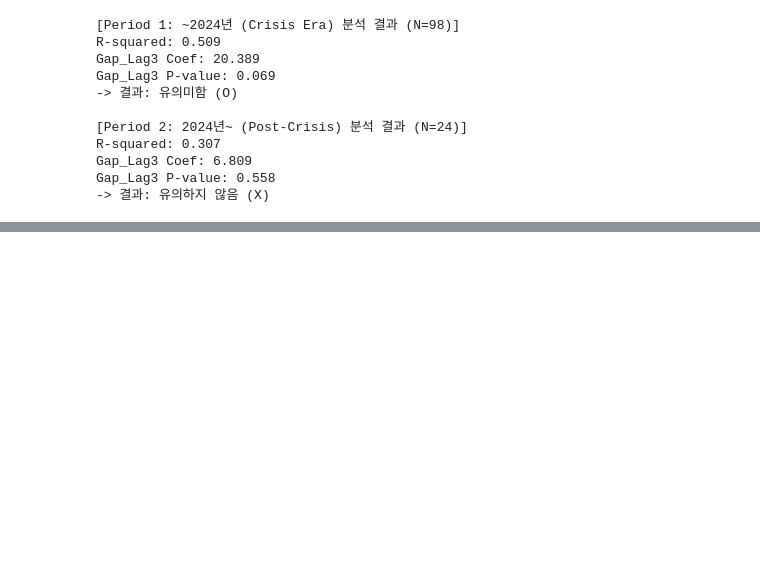
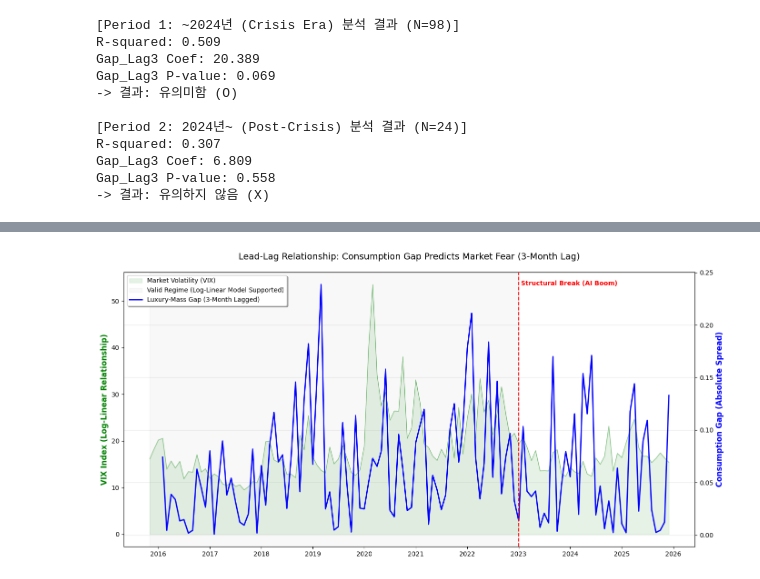
Before and after one commit to zinhyeok/advanced_economic, a Jupyter notebook: fashion.ipynb, the cells around one changed output, grey strips where cells are left out. Drawn from its saved outputs; the diff is of its cells as text; code cells hidden in the pictures; blank space fills up the shorter version.

```diff
--- a/fashion.ipynb
+++ b/fashion.ipynb
@@ -688,0 +1010,52 @@ Gap_Lag3 P-value: 0.558
+# %%
+import matplotlib.dates as mdates
+
+# ---------------------------------------------------------
+# 최종 시각화: VIX(Raw) vs Gap(Lagged) + 유효 구간 표시
+# ---------------------------------------------------------
+plt.figure(figsize=(14, 7))
+ax1 = plt.gca()
+ax2 = ax1.twinx()
+
+# 전체 데이터 사용 (full_df 혹은 reg_df)
+plot_data = reg_df.copy() # 전체 기간 데이터
+
+# 1. VIX (녹색 영역) - 원본 스케일 유지 (직관성 위함)
+ax1.fill_between(plot_data.index, plot_data['VIX'], color='green', alpha=0.1, label='Market Volatility (VIX)')
+ax1.plot(plot_data.index, plot_data['VIX'], color='green', alpha=0.4, linewidth=1)
+
+# 2. Gap (파란 실선) - 3개월 시차 적용 (Shift 3)
+# 그래프상에서 Gap을 3개월 뒤로 밀어서, VIX와 겹쳐 보이게 함
+shifted_gap = plot_data['Gap'].shift(3)
+ax2.plot(plot_data.index, shifted_gap, color='blue', linewidth=2, linestyle='-', label='Luxury-Mass Gap (3-Month Lagged)')
+
+# 3. "Log-Model Validated" 구간 표시 (Period 1)
+# 2015 ~ 2023년까지를 '유효 구간'으로 박스 표시
+start_date = plot_data.index.min()
+end_date = pd.Timestamp('2023-01-01')
+
+# 배경에 노란색/회색 등으로 유효 구간 강조
+ax1.axvspan(start_date, end_date, color='gray', alpha=0.05, label='Valid Regime (Log-Linear Model Supported)')
+plt.axvline(x=end_date, color='red', linestyle='--', linewidth=1.5)
+plt.text(end_date, ax2.get_ylim()[1]*0.95, ' Structural Break (AI Boom) ', color='red', ha='left', fontsize=10, weight='bold')
+
+# 스타일링
+ax1.set_ylabel('VIX Index (Log-Linear Relationship)', color='green', fontsize=12, weight='bold')
+ax2.set_ylabel('Consumption Gap (Absolute Spread)', color='blue', fontsize=12, weight='bold')
+ax1.set_title('Lead-Lag Relationship: Consumption Gap Predicts Market Fear (3-Month Lag)', fontsize=14, pad=20)
+
+# 범례 통합
+lines1, labels1 = ax1.get_legend_handles_labels()
+lines2, labels2 = ax2.get_legend_handles_labels()
+# 중복 제거 및 합치기
+ax1.legend(lines1 + lines2, labels1 + labels2, loc='upper left', frameon=True, shadow=True)
+
+# X축 날짜 포맷
+ax1.xaxis.set_major_locator(mdates.YearLocator())
+ax1.xaxis.set_major_formatter(mdates.DateFormatter('%Y'))
+
+plt.grid(True, alpha=0.3)
+plt.tight_layout()
+plt.show()
+# %% [output]
+[figure, added]
```
Also changed, not shown: parts of 4 cells of this notebook.
